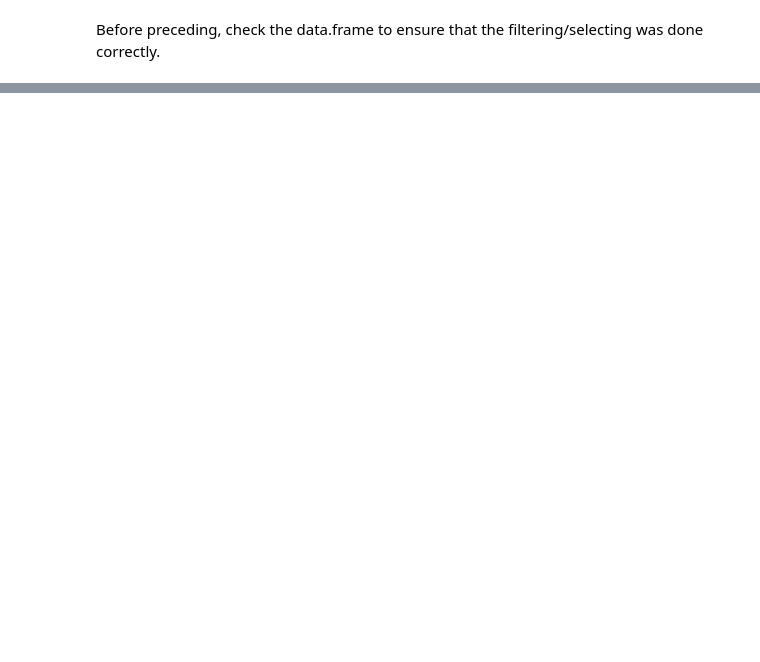
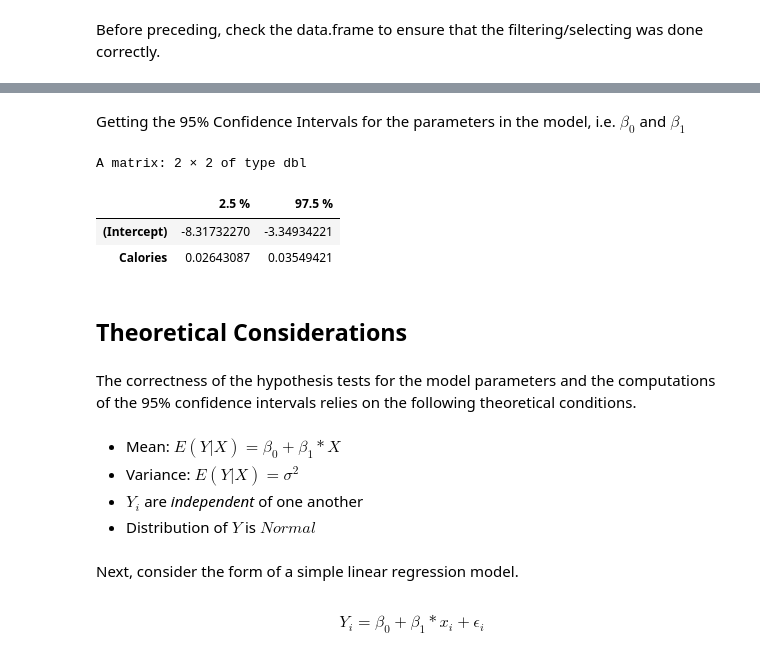
Before and after one commit to christophermalone/stat360, a Jupyter notebook: Handout8.ipynb, the cells around one changed output, grey strips where cells are left out. Saved outputs shown, nothing was run; the diff lists cells and outputs as text; code cells hidden in the pictures; blank space fills up the shorter version.

```diff
--- a/Handout8.ipynb
+++ b/Handout8.ipynb
@@ -481,0 +126,23 @@ End of Document
+# %% [markdown]
+Getting the 95% Confidence Intervals for the parameters in the model, i.e. $\beta_{0}$ and $\beta_{1}$
+# %%
+#Getting CIs for model parameters
+confint(WendysLinearModel_SaturatedFat_Calories)
+# %% [output]
+A matrix: 2 × 2 of type dbl
+|  | 2.5 % | 97.5 % |
+| (Intercept) | -8.31732270 | -3.34934221 |
+| Calories | 0.02643087 | 0.03549421 |
+# %% [markdown]
+## Theoretical Considerations
+# %% [markdown]
+The correctness of the hypothesis tests for the model parameters and the computations of the 95% confidence intervals relies on the following theoretical conditions.
+# %% [markdown]
+*   Mean: $E(Y | X) = \beta_{0} + \beta_{1}*X$
+*   Variance: $E(Y | X) = \sigma^{2}$
+*   $Y_{i}$ are *independent* of one another
+*   Distribution of $Y$ is $Normal$
+# %% [markdown]
+Next, consider the form of a simple linear regression model.
+# %% [markdown]
+$$Y_{i} = \beta_{0} + \beta_{1}*x_{i} + \epsilon_{i}$$
```
Also changed, not shown: parts of 175 cells of this notebook.
